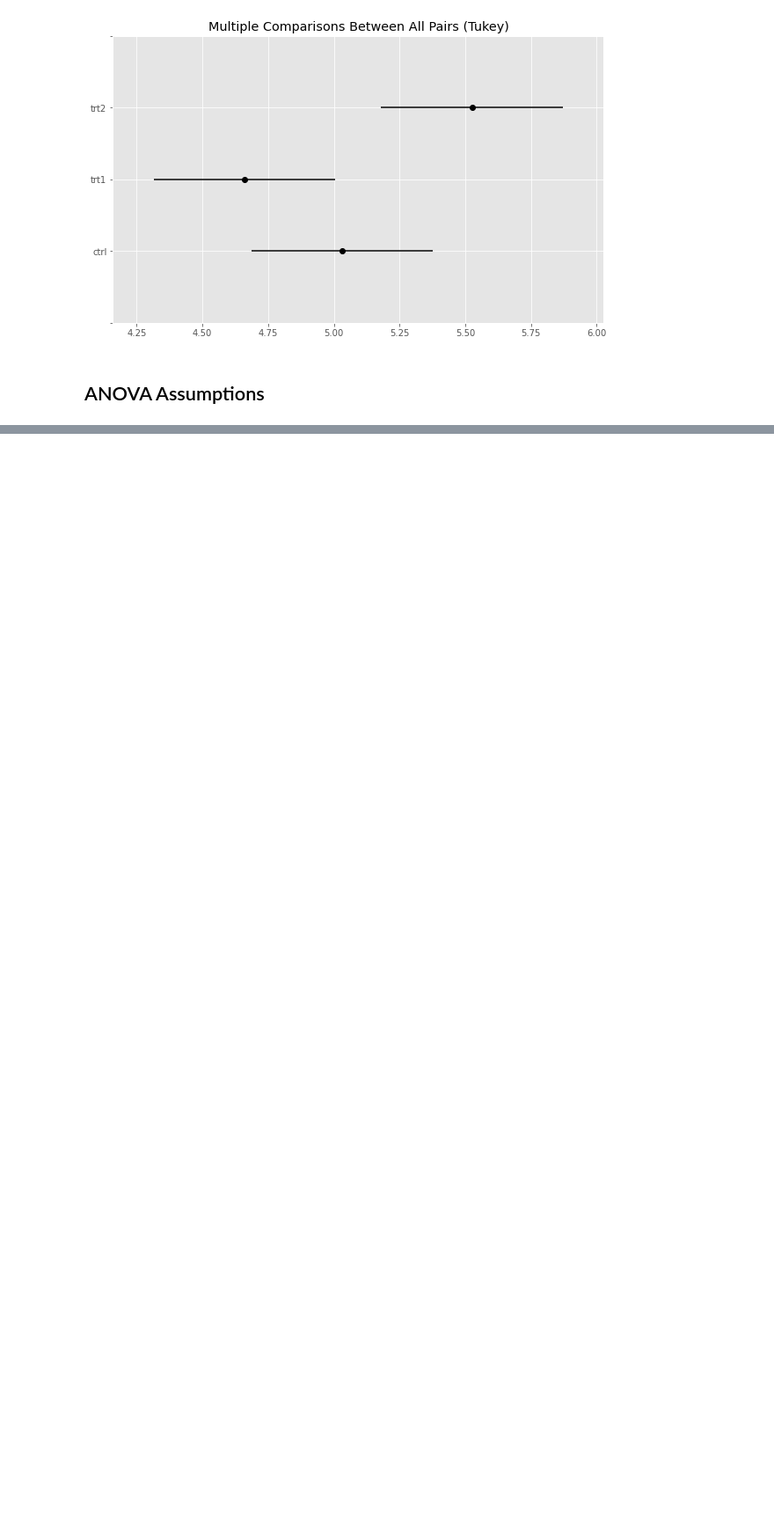
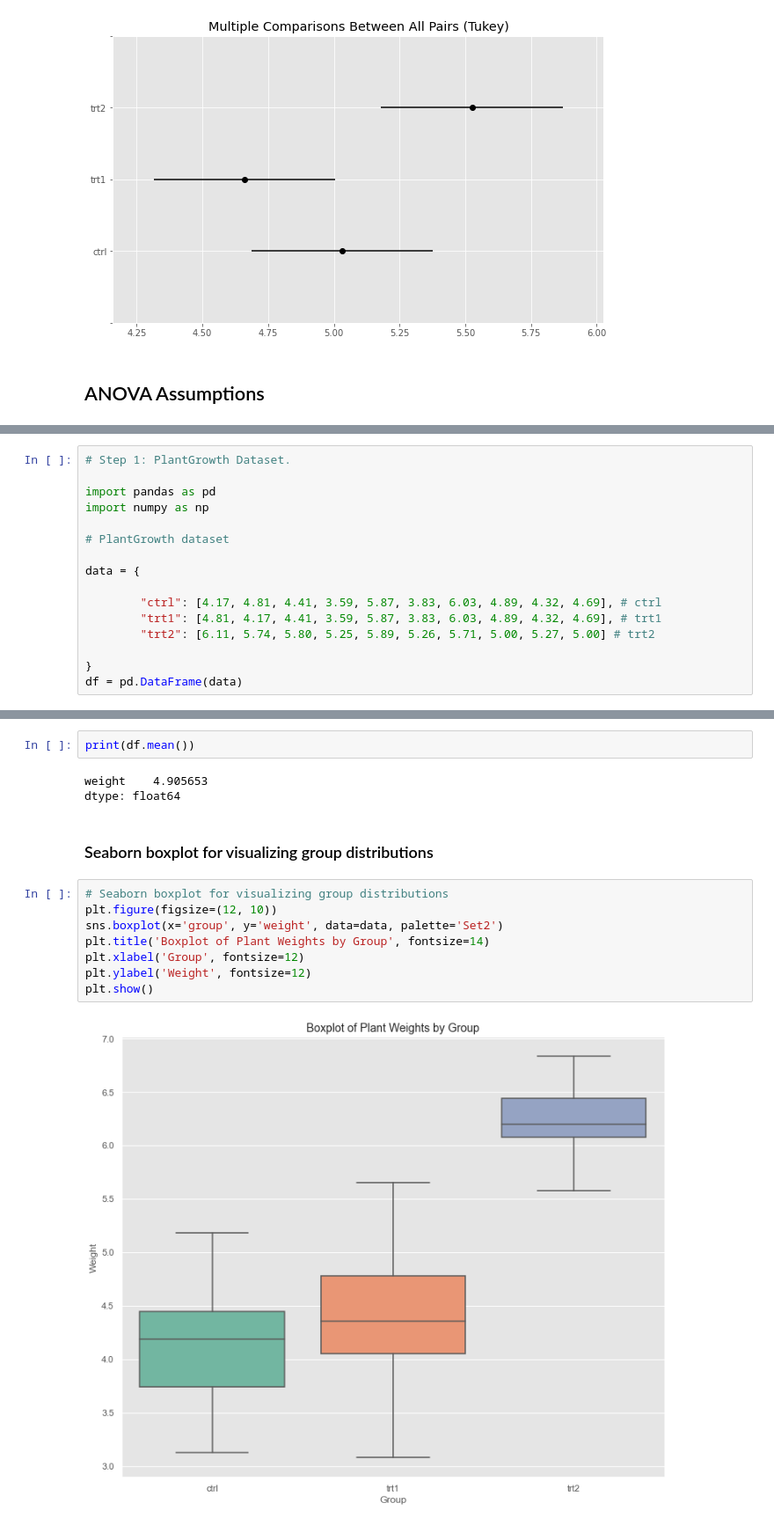
Before and after one commit to Samjean2020/applied_statistics24_25, a Jupyter notebook: project.ipynb, the cells around one changed output, grey strips where cells are left out. Shown at 88% size. Saved outputs shown, nothing was run; the diff lists cells and outputs as text; blank space fills up the shorter version.

Commit message:
Performed t-Tests and ANOVA assumptions
on the PlantGrowth Dataset R , provided relevant documentations, analyses and cleaned Notebook.

```diff
--- a/project.ipynb
+++ b/project.ipynb
@@ -1067,0 +1269,16 @@ group1 group2 meandiff p-adj   lower  upper  reject
+# %%
+# Step 1: PlantGrowth Dataset.
+
+import pandas as pd
+import numpy as np
+
+# PlantGrowth dataset
+
+data = {
+
+        "ctrl": [4.17, 4.81, 4.41, 3.59, 5.87, 3.83, 6.03, 4.89, 4.32, 4.69], # ctrl
+        "trt1": [4.81, 4.17, 4.41, 3.59, 5.87, 3.83, 6.03, 4.89, 4.32, 4.69], # trt1
+        "trt2": [6.11, 5.74, 5.80, 5.25, 5.89, 5.26, 5.71, 5.00, 5.27, 5.00] # trt2
+
+}
+df = pd.DataFrame(data)
@@ -1067,0 +1386,17 @@ group1 group2 meandiff p-adj   lower  upper  reject
+# %%
+print(df.mean())
+# %% [output]
+weight    4.905653
+dtype: float64
+# %% [markdown]
+### Seaborn boxplot for visualizing group distributions
+# %%
+# Seaborn boxplot for visualizing group distributions
+plt.figure(figsize=(12, 10))
+sns.boxplot(x='group', y='weight', data=data, palette='Set2')
+plt.title('Boxplot of Plant Weights by Group', fontsize=14)
+plt.xlabel('Group', fontsize=12)
+plt.ylabel('Weight', fontsize=12)
+plt.show()
+# %% [output]
+[figure, added]
```
Also changed, not shown: parts of 93 cells of this notebook.
